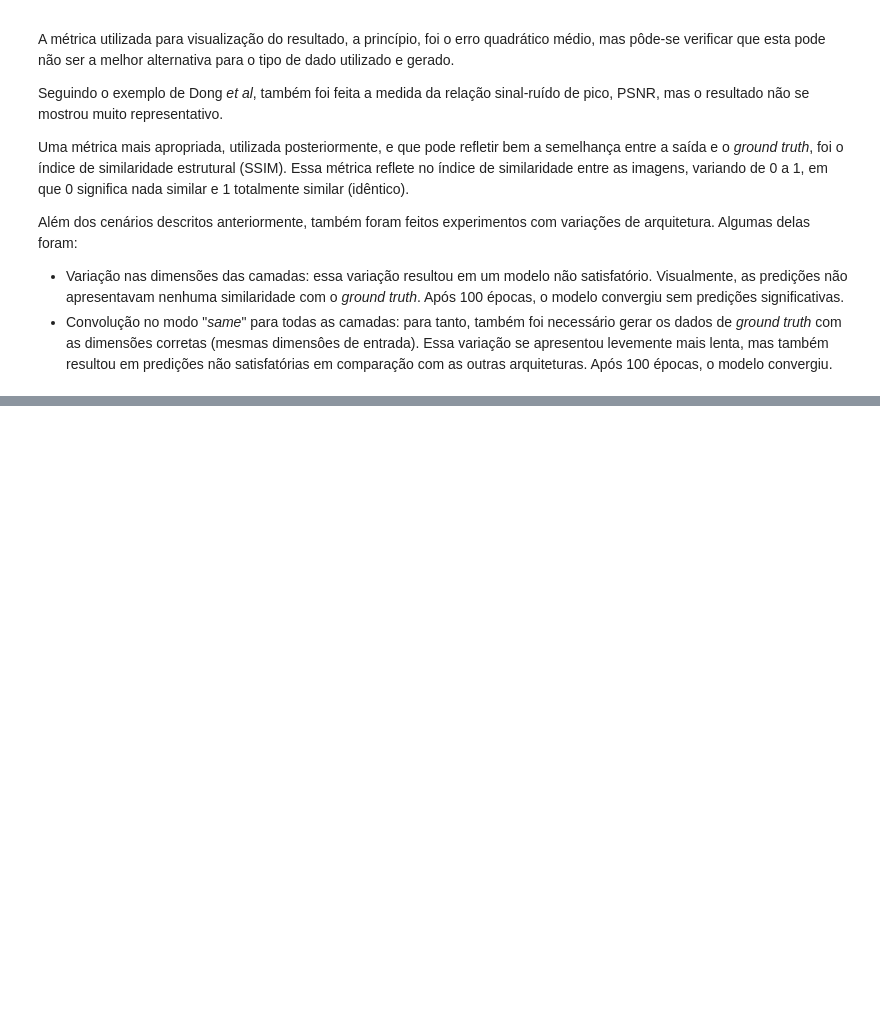
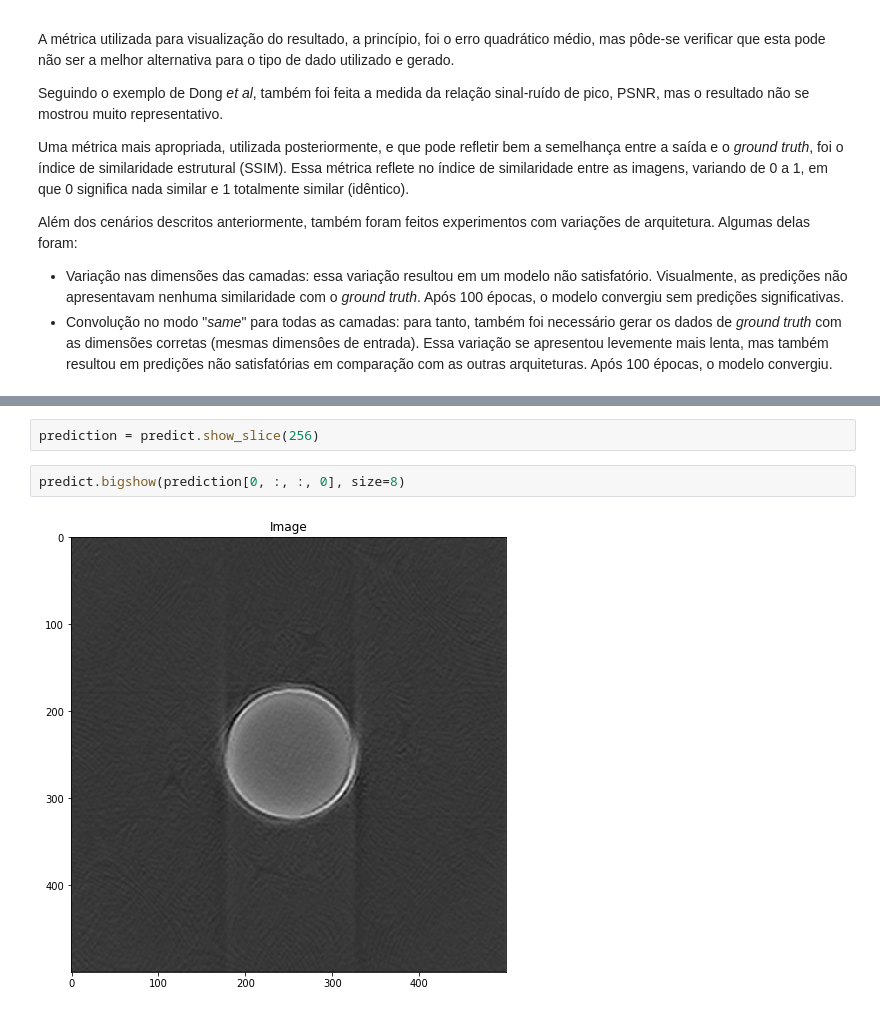
Before and after one commit to ferseiti/reproducibility, a Jupyter notebook: dev/data_management.ipynb, the cells around one changed output, grey strips where cells are left out. Drawn from its saved outputs; the diff is of its cells as text; blank space fills up the shorter version.

```diff
--- a/dev/data_management.ipynb
+++ b/dev/data_management.ipynb
@@ -173 +161,7 @@ Em todo caso, este foi o melhor modelo nas bases de treino, Por este motivo, foi
+# %%
+prediction = predict.show_slice(256)
+# %%
+predict.bigshow(prediction[0, :, :, 0], size=8)
+# %% [output]
+[figure, added]
 # %% [markdown]
```
Also changed, not shown: parts of 21 cells of this notebook, 1 other file.
